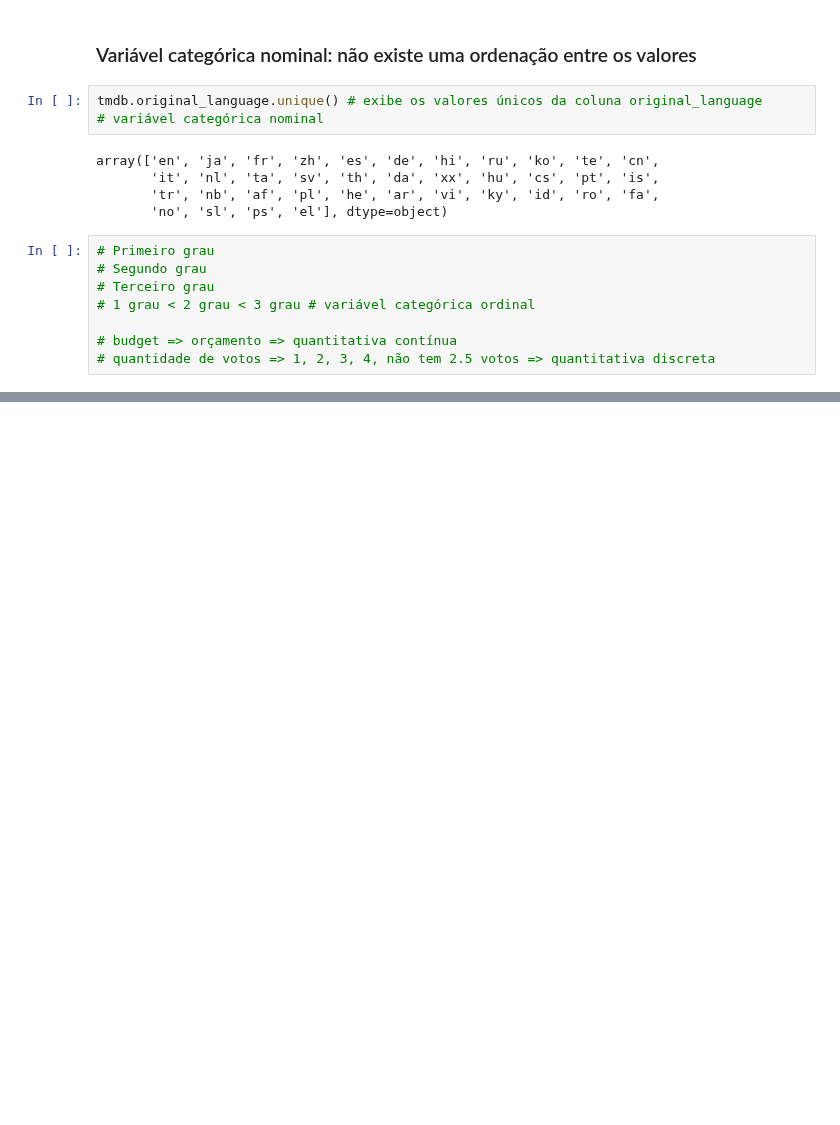
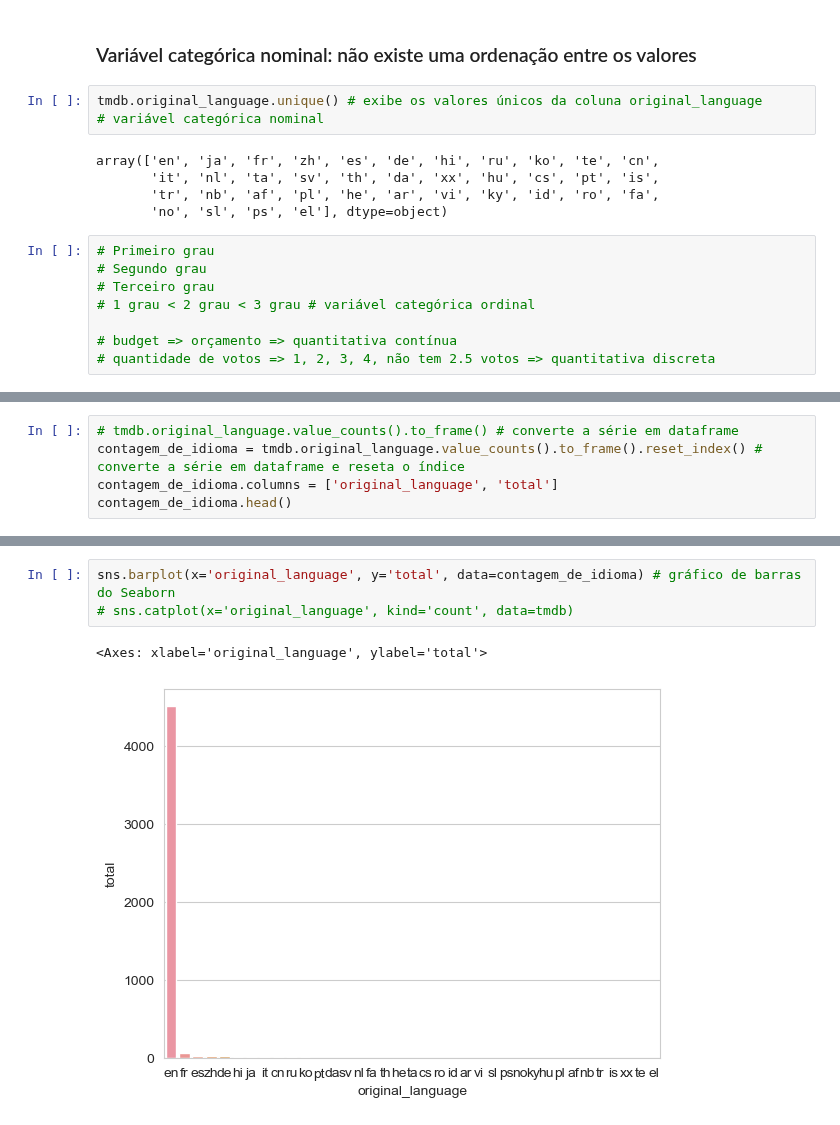
Before and after one commit to paulorobertovrc/alura-data-science, a Jupyter notebook: Pandas/main.ipynb, the cells around one changed output, grey strips where cells are left out. Drawn from its saved outputs; the diff is of its cells as text; blank space fills up the shorter version.

Commit message:
Aulas 04 e 05 (data visualization)

```diff
--- a/Pandas/main.ipynb
+++ b/Pandas/main.ipynb
@@ -171,0 +192,5 @@ array(['en', 'ja', 'fr', 'zh', 'es', 'de', 'hi', 'ru', 'ko', 'te', 'cn',
+# %%
+# tmdb.original_language.value_counts().to_frame() # converte a série em dataframe
+contagem_de_idioma = tmdb.original_language.value_counts().to_frame().reset_index() # converte a série em dataframe e reseta o índice
+contagem_de_idioma.columns = ['original_language', 'total']
+contagem_de_idioma.head()
@@ -171,0 +204,6 @@ array(['en', 'ja', 'fr', 'zh', 'es', 'de', 'hi', 'ru', 'ko', 'te', 'cn',
+# %%
+sns.barplot(x='original_language', y='total', data=contagem_de_idioma) # gráfico de barras do Seaborn
+# sns.catplot(x='original_language', kind='count', data=tmdb)
+# %% [output]
+<Axes: xlabel='original_language', ylabel='total'>
+[figure, added]
```
Also changed, not shown: parts of 6 cells of this notebook, 1 other file.
